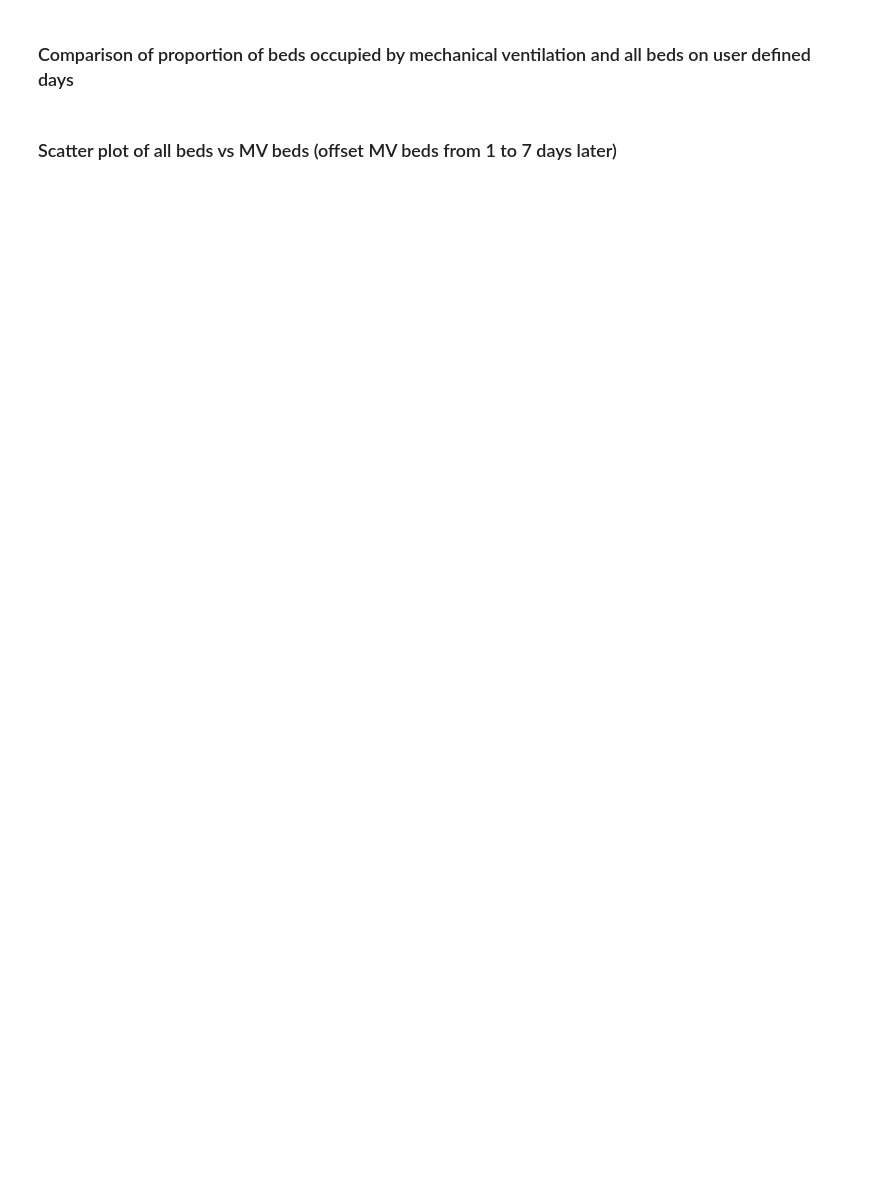
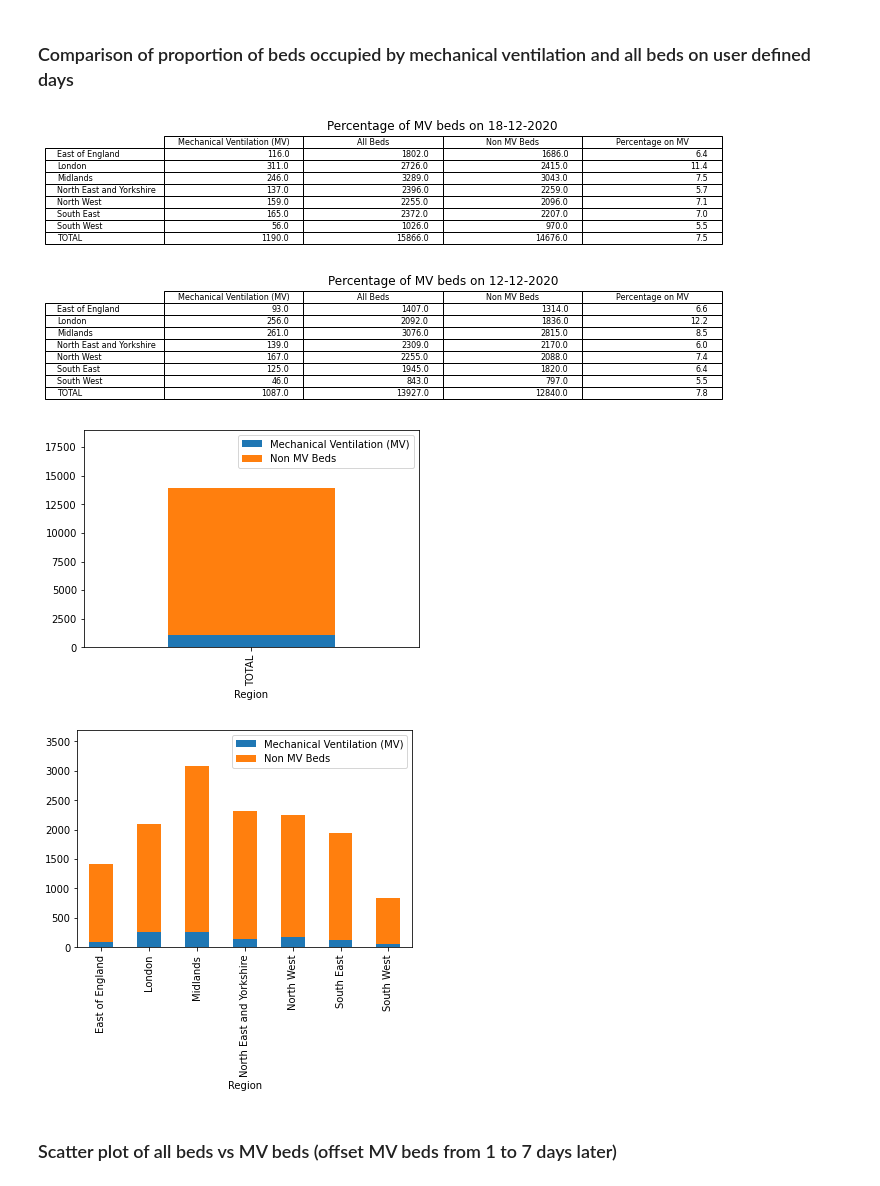
Before and after one commit to IvanSparrow71/Data_Science_Mini_Project, a Jupyter notebook: Proportion_on_MV.ipynb, the cells around one changed output. Drawn from its saved outputs; the diff is of its cells as text; code cells hidden in the pictures; blank space fills up the shorter version.

```diff
--- a/Proportion_on_MV.ipynb
+++ b/Proportion_on_MV.ipynb
@@ -103,32 +114,37 @@ def mv_vs_all_beds(date_to_compare):
               loc = "center"
              )
     ax.set_title(f"Percentage of MV beds on {date_to_compare}")
     ax.axis("off")
 
     return summary_df
 
 def make_bar_graph(summary_df):
     # plot bar chart of TOTAL row
     total_df = summary_df.copy()
     total_df.drop(total_df.index[0:7], inplace=True)
     # upper limit has been assigned to max_all_beds
     total_df[['Mechanical Ventilation (MV)','Non MV Beds']].plot(kind='bar', stacked=True, ylim=(0,max_all_beds))
 
     # clean up data ready for construction of bar chart
     no_totals = summary_df.copy()
     no_totals.drop('TOTAL', inplace=True)
 
     # set ylim so scales are the same on multiple graphs
     no_totals[['Mechanical Ventilation (MV)','Non MV Beds']].plot(kind='bar', stacked=True, ylim=(0,max_region_all_beds))
 
 def comparison_dates(no_of_dates):
     for i in range(no_of_dates):
         date_to_compare = input(f"Please enter the {i+1} dates you would like to compare (dd-mm-yyyy)")
         make_bar_graph(mv_vs_all_beds(date_to_compare))
 
 # save summary_df for analysis in notebook 'Descriptive Analysis' on 3rd December
-third_dec_summary = mv_vs_all_beds('03-12-2020')
-third_dec_summary.to_csv('Data/Processed/3rd_Dec.csv')
+third_dec_summary = mv_vs_all_beds('18-12-2020')
+third_dec_summary.to_csv('Data/Processed/18_Dec.csv')
 
 no_of_dates_to_compare = int(input("Please enter the number of dates you'd like to compare: "))
 comparison_dates(no_of_dates_to_compare)
+# %% [output]
+[figure, added]
+[figure, added]
+[figure, added]
+[figure, added]
```
Also changed, not shown: parts of 4 cells of this notebook, 4 other files.
